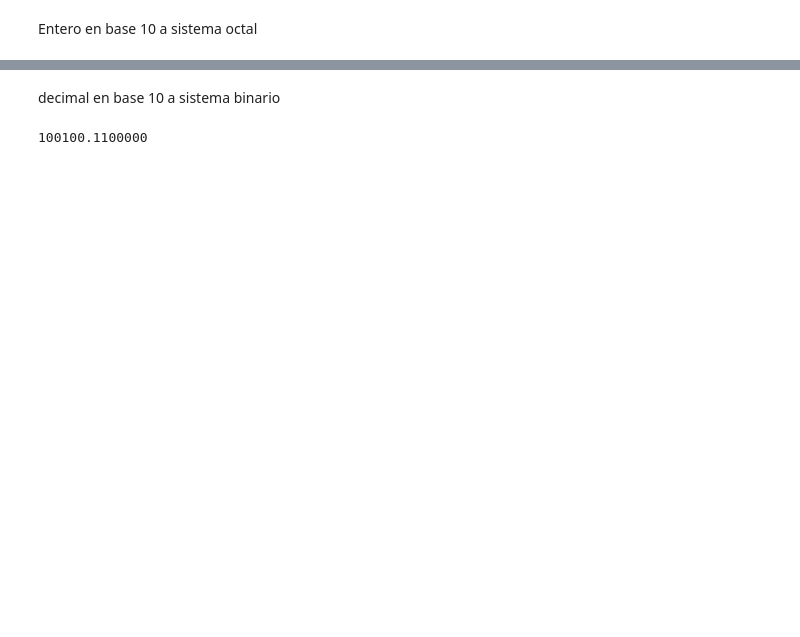
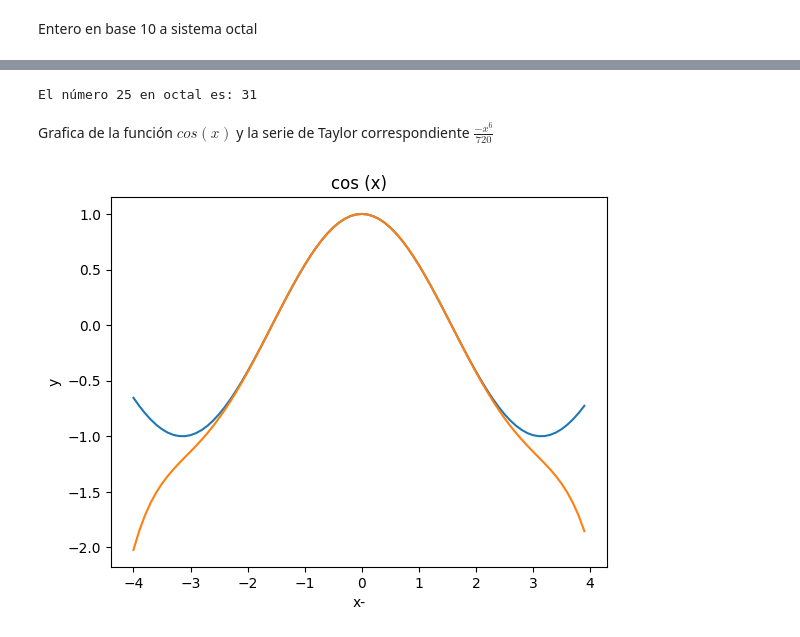
Before and after one commit to jlopez00001/M-todos-num-ricos, a Jupyter notebook: Métodos_numéricos.ipynb, the cells around one changed output, grey strips where cells are left out. Saved outputs shown, nothing was run; the diff lists cells and outputs as text; code cells hidden in the pictures; blank space fills up the shorter version.

```diff
--- a/Métodos_numéricos.ipynb
+++ b/Métodos_numéricos.ipynb
@@ -76,44 +59,36 @@ print (octal)                         # imprimimos el resultado
-# %% [markdown]
-<font color="grenn"> decimal en base 10 a sistema binario </font>
-# %%
-# para convertir un numero fracionario decimal a binario primero separamos la parte entera y la fracionaria y convertimos por separado
-# para la parte entera reutilizaremos el codigo anterior
-def decimal_bianrio(numero): # Definimos la función , en este caso toma como parametro un entero
-  numero = int(numero)       # Esto es para que darnos solo con la parte entera del numero
-  bin=""                    #  Definimos una variable que va a guardar el numero binario y lo declaramos como cadena de texto
-  while numero !=0:         # Definimos un bucle mientras el cociente sea distinto de 0 continua
-    bin= str(numero%2) +bin #  A bin le asignamos el residuo de dividir entre 2 en forma de cadena y le concatenamos lo que lla tenia
-    numero = numero//2      # dividimos para que valla cambiando el cociente
-  return bin
-
-# Parte fraccionaria
-
-def parte_fraccionaria(numero):  # Definimos una función que devuelbe el binario con respecto a la parte fraccionaria
-
-
-  parte_fraccionaria = numero - int(numero)      # obtenemos la parte fracionaria
-  binario_fraccionario = ""                       # Definimos la variable que almacenara el binario
-
-  if parte_fraccionaria > 0:                      # verifica que tenga el nunero tenga numros decimales
-
-
-    binario_fraccionario += "."                   # una ves que se verifico , le asignamos el punto correspondiente
-    contador = 0                                  # definimos un contador para que podamos controlar el grado de presición del resultado
-    while parte_fraccionaria > 0 and contador < 7:  # cuando la parte fraccionaria sea igual a cero o el contador sea mayor con 7 se detendara, el bucle en este caso setendara maximo 7 decimales
-      parte_fraccionaria *= 2                       # Multiplicamos por 2 la parte fracionaria  y la guardamos en la misma variable
-      bit = int(parte_fraccionaria)                  # obtnemos la parte entera del resultado anterior
-      binario_fraccionario += str(bit)               # almacenamos en forma de cadena el lo obtenido anteriormente
-      parte_fraccionaria -= bit                      # actulizamos la parte fracionaria
-      contador += 1                                  # sumamos de uno en uno el contador
-
-
-  return binario_fraccionario                       # regresa el numero binario
-
-
-numero = 36.752                             # asignamos algun numero de ejemplo
-
-pe = decimal_bianrio(numero)               # llamaos a la primera función que me devuelve el bianrio de la parte entera
-pf= parte_fraccionaria(numero)              # llamamos a la segunda fucnión que me devuelve el bianario de la parte fracionaria o deciamal
-print (pe+pf)                             # imprimimos el resultado concatenando ambas partes
-# %% [output]
-100100.1100000
+# %%
+def decimal_a_octal(decimal):
+    if decimal == 0:
+        return "0"
+
+    octal = ""
+    while decimal > 0:
+        residuo = decimal % 8
+        octal = str(residuo) + octal
+        decimal //= 8  # División entera
+
+    return octal
+
+# Ejemplo de uso
+numero = int(input("Ingrese un número decimal: "))
+print(f"El número {numero} en octal es: {decimal_a_octal(numero)}")
+# %% [output]
+El número 25 en octal es: 31
+# %% [markdown]
+Grafica de la función $cos(x)$ y la serie de Taylor correspondiente   $\frac{-x^6}{720}$
+# %%
+import matplotlib.pyplot as plt
+import numpy as np
+x = np.arange(-4,4,0.1)
+y = np.cos(x)
+g = -(x**6)/720 + (x**4)/24 -(x**2)/2 +1
+
+plt.plot(x,y)
+plt.xlabel('x-')
+plt.ylabel('y')
+plt.plot(x,g)
+
+plt.title('cos (x)')
+plt.show()
+# %% [output]
+[figure, added]
```
Also changed, not shown: parts of 4 cells of this notebook.
